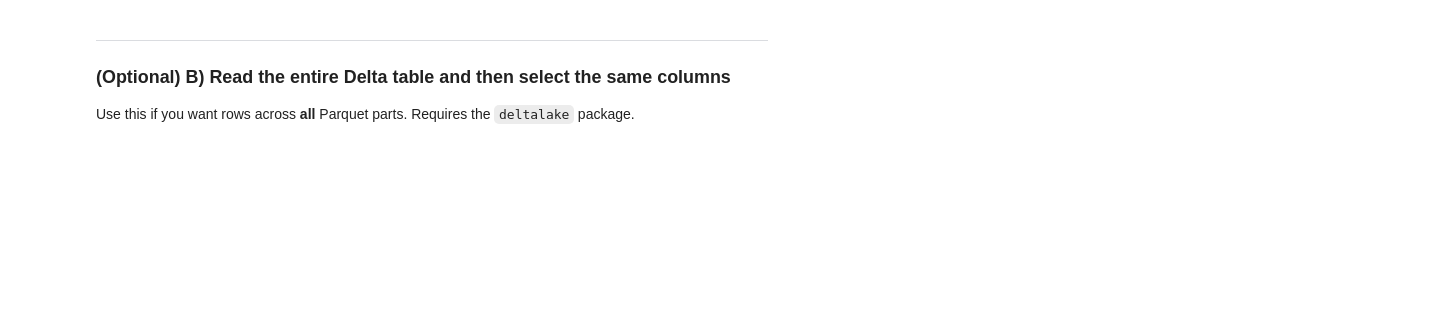
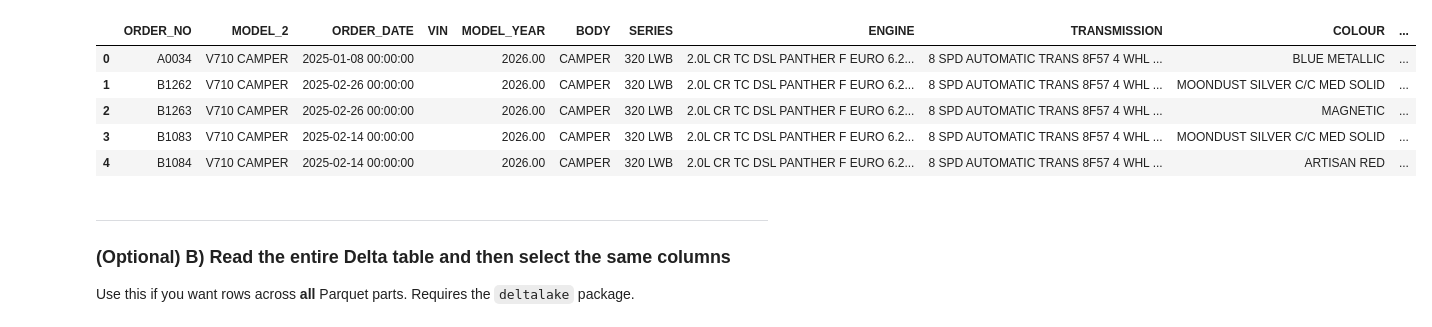
Before and after one commit to Mohanreddy-kotha1/sumitomo, a Jupyter notebook: jobs/bronze/read_business_columns.ipynb, the cells around one changed output. Saved outputs shown, nothing was run; the diff lists cells and outputs as text; code cells hidden in the pictures; blank space fills up the shorter version.

```diff
--- a/jobs/bronze/read_business_columns.ipynb
+++ b/jobs/bronze/read_business_columns.ipynb
@@ -38,7 +37,7 @@ PARQUET_FILE, TABLE_DIR
 # %%
-# 🧾 Business columns — small subset only (UPPERCASE names)
+# Business columns — small subset only (UPPERCASE names)
 BUSINESS_KEEP = [
     'ORDER_NO','MODEL_2','ORDER_DATE','VIN','MODEL_YEAR',
-    'BODY','SERIES','ENGINE','TRANSMISSION','COLOUR','TRIM','OPTION_LIST'
+    'BODY','SERIES','ENGINE','TRANSMISSION','COLOUR','TRIM','OPTION_LIST', 'BUILD_DATE'
 ]
 len(BUSINESS_KEEP), BUSINESS_KEEP
@@ -45,5 +59,5 @@ len(BUSINESS_KEEP), BUSINESS_KEEP
 # %%
-# ▶️ A) Read the **single Parquet file** with projection (fast)
+# A) Read the **single Parquet file** with projection (fast)
 #    We first inspect the schema, intersect with BUSINESS_KEEP, then read only those columns.
 
 import pyarrow.parquet as pq
@@ -59,8 +73,8 @@ print('Columns read      :', len(keep_final))
 if missing:
     print('Missing columns :', missing)
 
-pd.set_option('display.max_columns', None, 'display.width', 200)
-print('
-=== Business columns (first 20 rows) ===')
+pd.set_option('display.max_columns', None, 'display.width', 500)
+
 print(df.head(20).to_string(index=False))
 df.head()
+# %% [output]
@@ -67,3 +98,9 @@ df.head()
+|  | ORDER_NO | MODEL_2 | ORDER_DATE | VIN | MODEL_YEAR | BODY | SERIES | ENGINE | TRANSMISSION | COLOUR | ... |
+| 0 | A0034 | V710 CAMPER | 2025-01-08 00:00:00 |  | 2026.00 | CAMPER | 320 LWB | 2.0L CR TC DSL PANTHER F EURO 6.2... | 8 SPD AUTOMATIC TRANS 8F57 4 WHL ... | BLUE METALLIC | ... |
+| 1 | B1262 | V710 CAMPER | 2025-02-26 00:00:00 |  | 2026.00 | CAMPER | 320 LWB | 2.0L CR TC DSL PANTHER F EURO 6.2... | 8 SPD AUTOMATIC TRANS 8F57 4 WHL ... | MOONDUST SILVER C/C MED SOLID | ... |
+| 2 | B1263 | V710 CAMPER | 2025-02-26 00:00:00 |  | 2026.00 | CAMPER | 320 LWB | 2.0L CR TC DSL PANTHER F EURO 6.2... | 8 SPD AUTOMATIC TRANS 8F57 4 WHL ... | MAGNETIC | ... |
+| 3 | B1083 | V710 CAMPER | 2025-02-14 00:00:00 |  | 2026.00 | CAMPER | 320 LWB | 2.0L CR TC DSL PANTHER F EURO 6.2... | 8 SPD AUTOMATIC TRANS 8F57 4 WHL ... | MOONDUST SILVER C/C MED SOLID | ... |
+| 4 | B1084 | V710 CAMPER | 2025-02-14 00:00:00 |  | 2026.00 | CAMPER | 320 LWB | 2.0L CR TC DSL PANTHER F EURO 6.2... | 8 SPD AUTOMATIC TRANS 8F57 4 WHL ... | ARTISAN RED | ... |
 # %% [markdown]
 ---
 ### (Optional) B) Read the **entire Delta table** and then select the same columns
```
Also changed, not shown: parts of 6 cells of this notebook, 2 other files.
